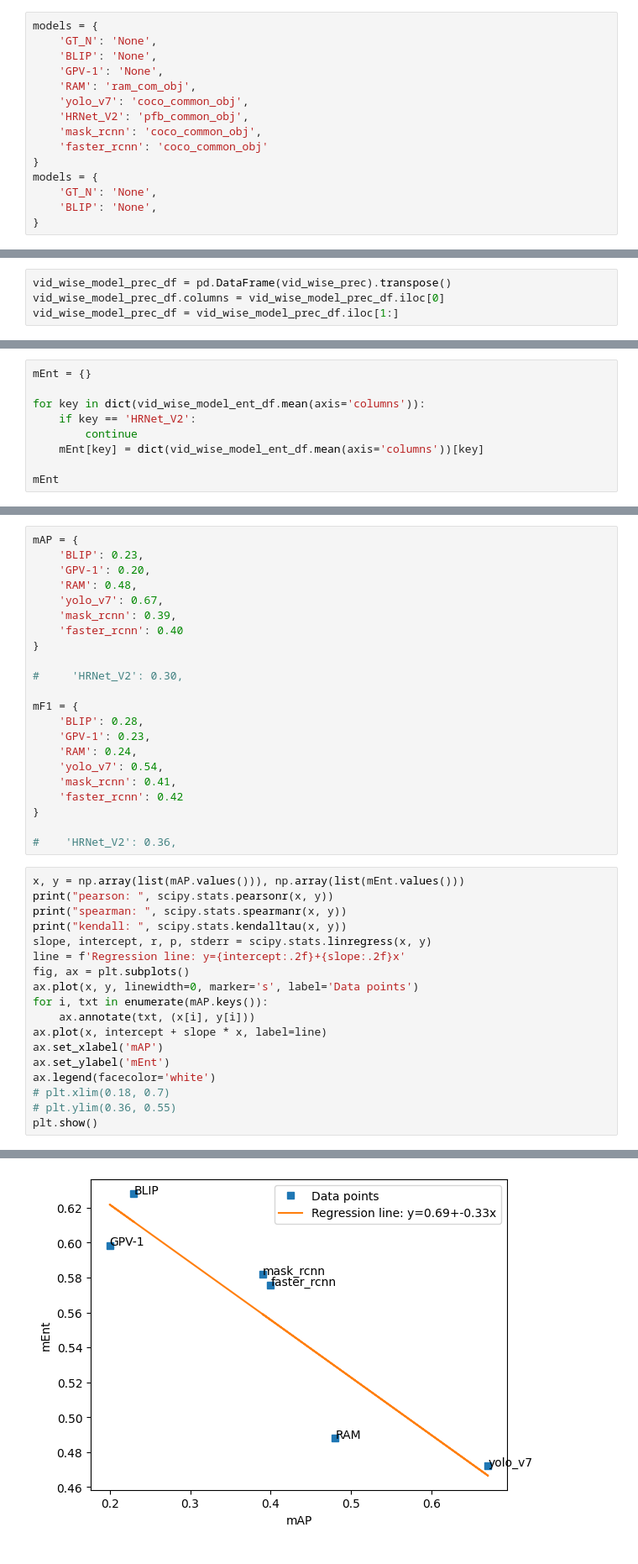
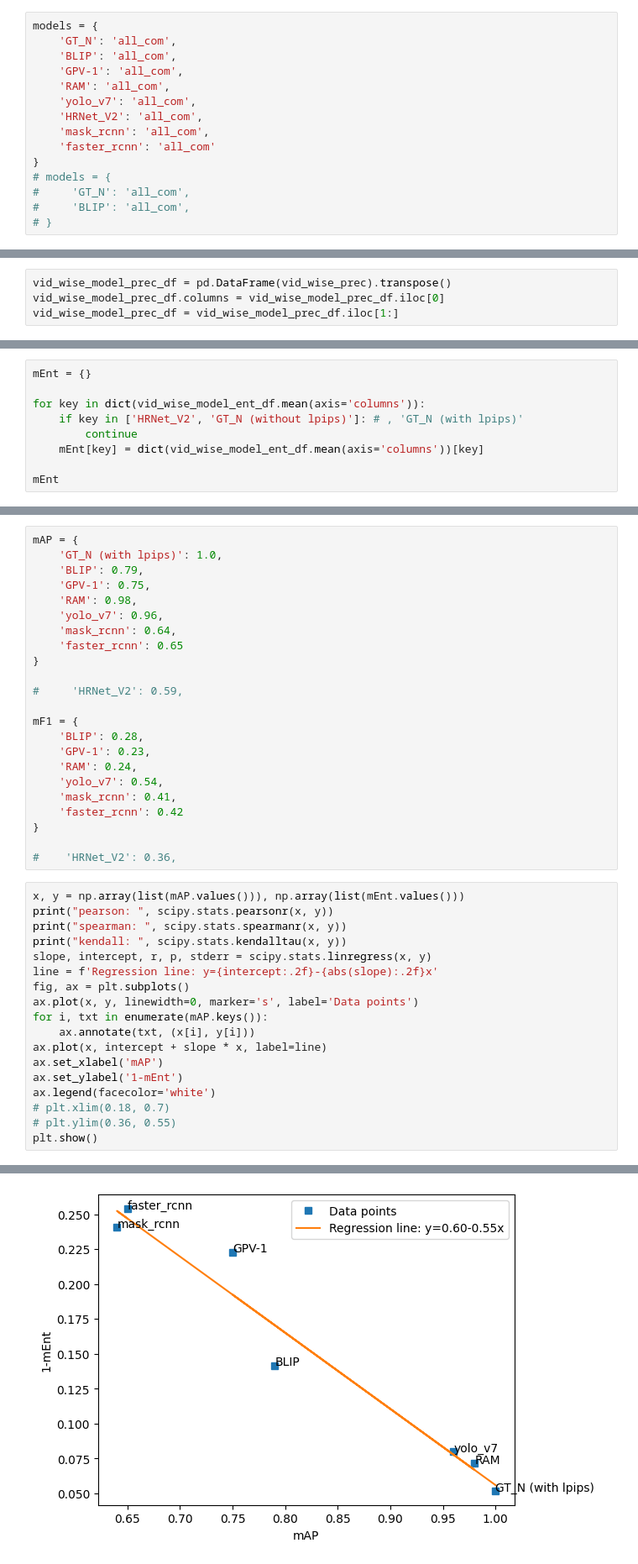
Before and after one commit to Shohan29531/Dashboard-For-VQA, a Jupyter notebook: utils_notebooks/entropy_with_ifs.ipynb, the cells around one changed output, grey strips where cells are left out. Shown: that part at 84% size. Drawn from its saved outputs; the diff is of its cells as text.

Commit message:
update object selection based on selected models

```diff
--- a/utils_notebooks/entropy_with_ifs.ipynb
+++ b/utils_notebooks/entropy_with_ifs.ipynb
@@ -370,18 +419,18 @@ len(gts)
 # %%
 models = {
-    'GT_N': 'None',
-    'BLIP': 'None',
-    'GPV-1': 'None',
-    'RAM': 'ram_com_obj',
-    'yolo_v7': 'coco_common_obj',
-    'HRNet_V2': 'pfb_common_obj',
-    'mask_rcnn': 'coco_common_obj',
-    'faster_rcnn': 'coco_common_obj'
+    'GT_N': 'all_com',
+    'BLIP': 'all_com',
+    'GPV-1': 'all_com',
+    'RAM': 'all_com',
+    'yolo_v7': 'all_com',
+    'HRNet_V2': 'all_com',
+    'mask_rcnn': 'all_com',
+    'faster_rcnn': 'all_com'
 }
-models = {
-    'GT_N': 'None',
-    'BLIP': 'None',
-}
+# models = {
+#     'GT_N': 'all_com',
+#     'BLIP': 'all_com',
+# }
 # %%
 vid_wise_ent = {
     'Models': gts
@@ -450,7 +512,7 @@ vid_wise_model_prec_df
 mEnt = {}
 
 for key in dict(vid_wise_model_ent_df.mean(axis='columns')):
-    if key == 'HRNet_V2':
+    if key in ['HRNet_V2', 'GT_N (without lpips)']: # , 'GT_N (with lpips)'
         continue
     mEnt[key] = dict(vid_wise_model_ent_df.mean(axis='columns'))[key]
 
@@ -465,14 +528,15 @@ mEnt
 # %%
 mAP = {
-    'BLIP': 0.23,
-    'GPV-1': 0.20,
-    'RAM': 0.48,
-    'yolo_v7': 0.67,
-    'mask_rcnn': 0.39,
-    'faster_rcnn': 0.40
+    'GT_N (with lpips)': 1.0,
+    'BLIP': 0.79,
+    'GPV-1': 0.75,
+    'RAM': 0.98,
+    'yolo_v7': 0.96,
+    'mask_rcnn': 0.64,
+    'faster_rcnn': 0.65
 }
 
-#     'HRNet_V2': 0.30,
+#     'HRNet_V2': 0.59,
 
 mF1 = {
     'BLIP': 0.28,
@@ -490,14 +554,14 @@ print("pearson: ", scipy.stats.pearsonr(x, y))
 print("spearman: ", scipy.stats.spearmanr(x, y))
 print("kendall: ", scipy.stats.kendalltau(x, y))
 slope, intercept, r, p, stderr = scipy.stats.linregress(x, y)
-line = f'Regression line: y={intercept:.2f}+{slope:.2f}x'
+line = f'Regression line: y={intercept:.2f}-{abs(slope):.2f}x'
 fig, ax = plt.subplots()
 ax.plot(x, y, linewidth=0, marker='s', label='Data points')
 for i, txt in enumerate(mAP.keys()):
     ax.annotate(txt, (x[i], y[i]))
 ax.plot(x, intercept + slope * x, label=line)
 ax.set_xlabel('mAP')
-ax.set_ylabel('mEnt')
+ax.set_ylabel('1-mEnt')
 ax.legend(facecolor='white')
 # plt.xlim(0.18, 0.7)
 # plt.ylim(0.36, 0.55)
@@ -509,4 +573,4 @@ kendall:  SignificanceResult(statistic=-0.8666666666666666, pvalue=0.01666666666
-[figure, old version]
+[figure, new version]
 # %%
 x, y = np.array(list(mF1.values())), np.array(list(mEnt.values()))
 print("pearson: ", scipy.stats.pearsonr(x, y))
```
Also changed, not shown: parts of 12 cells of this notebook, 3 other files.
